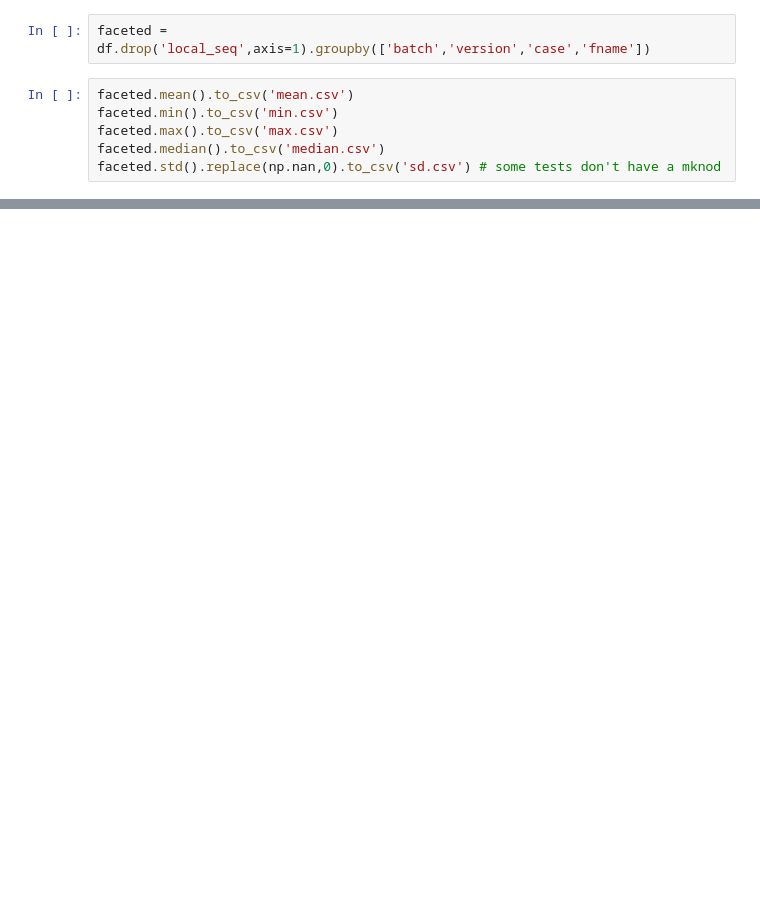
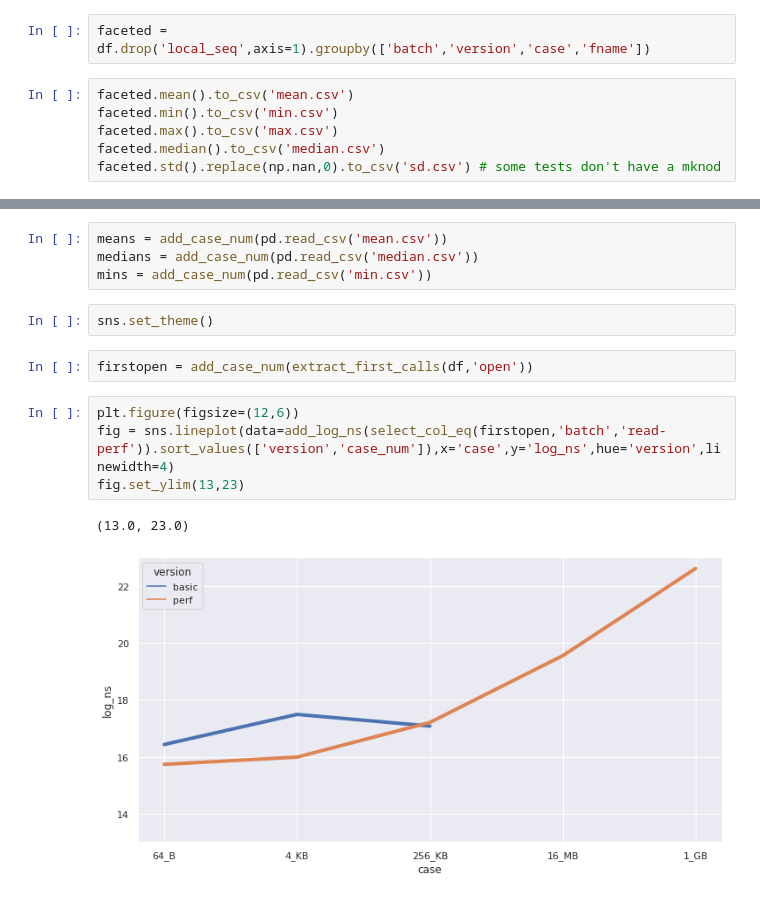
Before and after one commit to benitakbritto/CS-739-Distributed-Systems, a Jupyter notebook: P2/analysis/Untitled.ipynb, the cells around one changed output, grey strips where cells are left out. Saved outputs shown, nothing was run; the diff lists cells and outputs as text; blank space fills up the shorter version.

```diff
--- a/P2/analysis/Untitled.ipynb
+++ b/P2/analysis/Untitled.ipynb
@@ -149,0 +151,15 @@ array([' getattr', ' getattr', ' getattr', ..., ' write', ' release',
+# %%
+means = add_case_num(pd.read_csv('mean.csv'))
+medians = add_case_num(pd.read_csv('median.csv'))
+mins = add_case_num(pd.read_csv('min.csv'))
+# %%
+sns.set_theme()
+# %%
+firstopen = add_case_num(extract_first_calls(df,'open'))
+# %%
+plt.figure(figsize=(12,6))
+fig = sns.lineplot(data=add_log_ns(select_col_eq(firstopen,'batch','read-perf')).sort_values(['version','case_num']),x='case',y='log_ns',hue='version',linewidth=4)
+fig.set_ylim(13,23)
+# %% [output]
+(13.0, 23.0)
+[figure, added]
```
Also changed, not shown: parts of 18 cells of this notebook, 1 other file.
